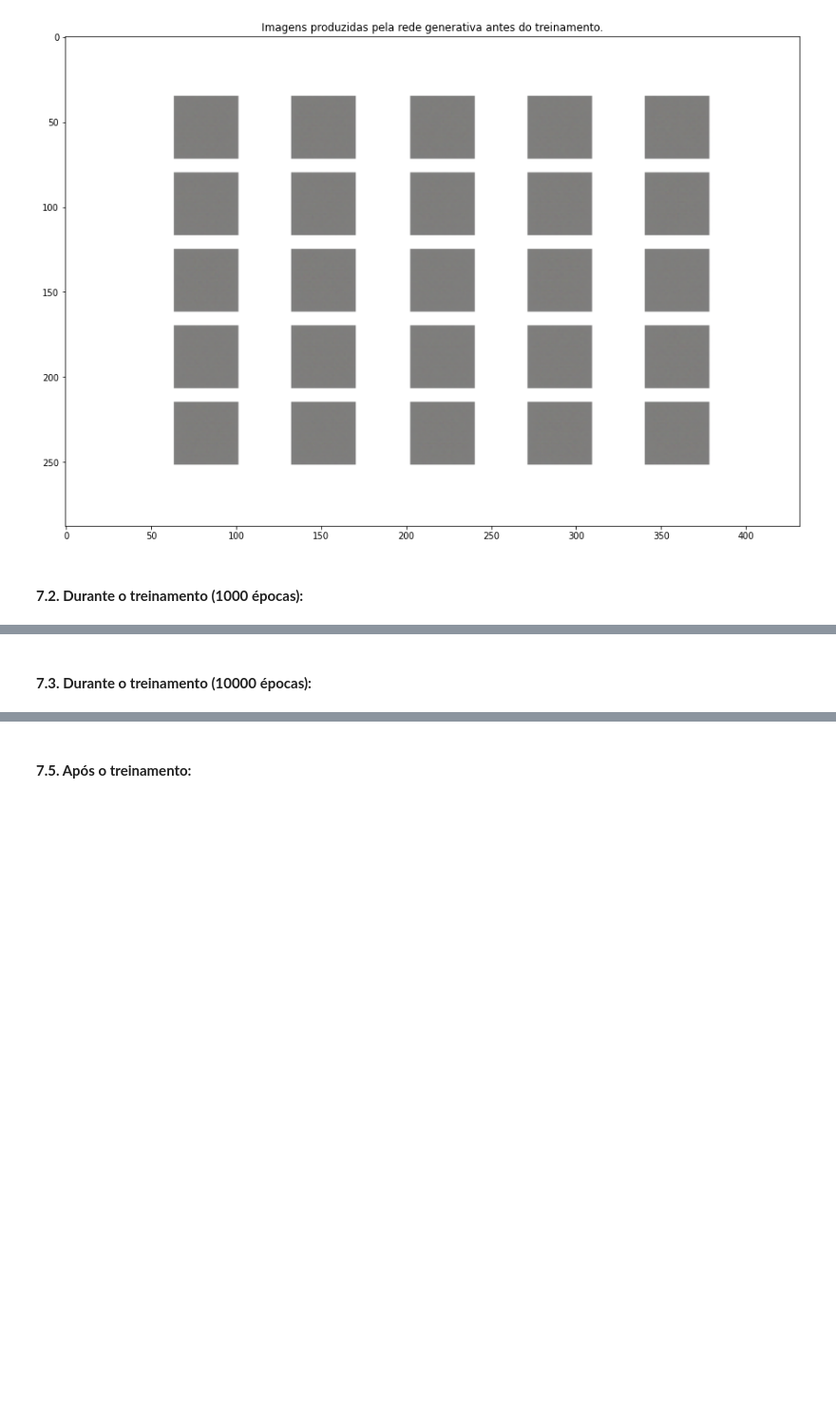
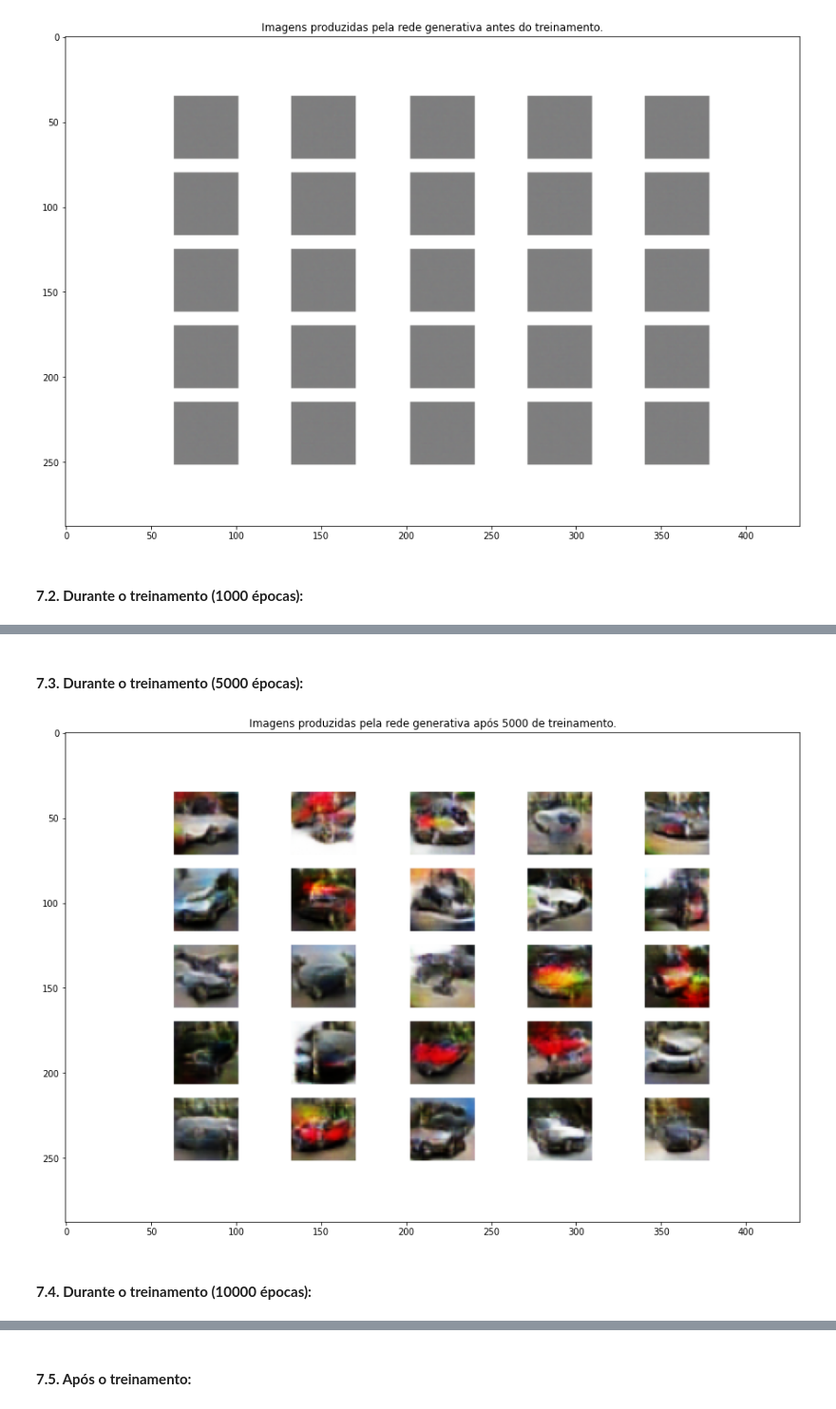
Before and after one commit to guilherme-rosa/IA353_RedesNeurais, a Jupyter notebook: EFC4/Q9/Q9.ipynb, the cells around one changed output, grey strips where cells are left out. Shown at 95% size. Saved outputs shown, nothing was run; the diff lists cells and outputs as text; code cells hidden in the pictures; blank space fills up the shorter version.

```diff
--- a/EFC4/Q9/Q9.ipynb
+++ b/EFC4/Q9/Q9.ipynb
@@ -428,5 +431,15 @@ plt.show()
 # %% [markdown]
-#### **7.3. Durante o treinamento (10000 épocas):**
+#### **7.3. Durante o treinamento (5000 épocas):**
+# %%
+image = mpimg.imread(path + "EFC4/Q9_Images_GAN_CIFAR10/5000.png") # Please, define the working directory appropriately
+plt.figure(figsize=(15, 15))
+plt.imshow(image)
+plt.title('Imagens produzidas pela rede generativa após 5000 de treinamento.')
+plt.show()
+# %% [output]
+[figure, added]
+# %% [markdown]
+#### **7.4. Durante o treinamento (10000 épocas):**
 # %%
 image = mpimg.imread(path + "EFC4/Q9_Images_GAN_CIFAR10/10000.png") # Please, define the working directory appropriately
 plt.figure(figsize=(15, 15))
```
Also changed, not shown: parts of 14 cells of this notebook.
